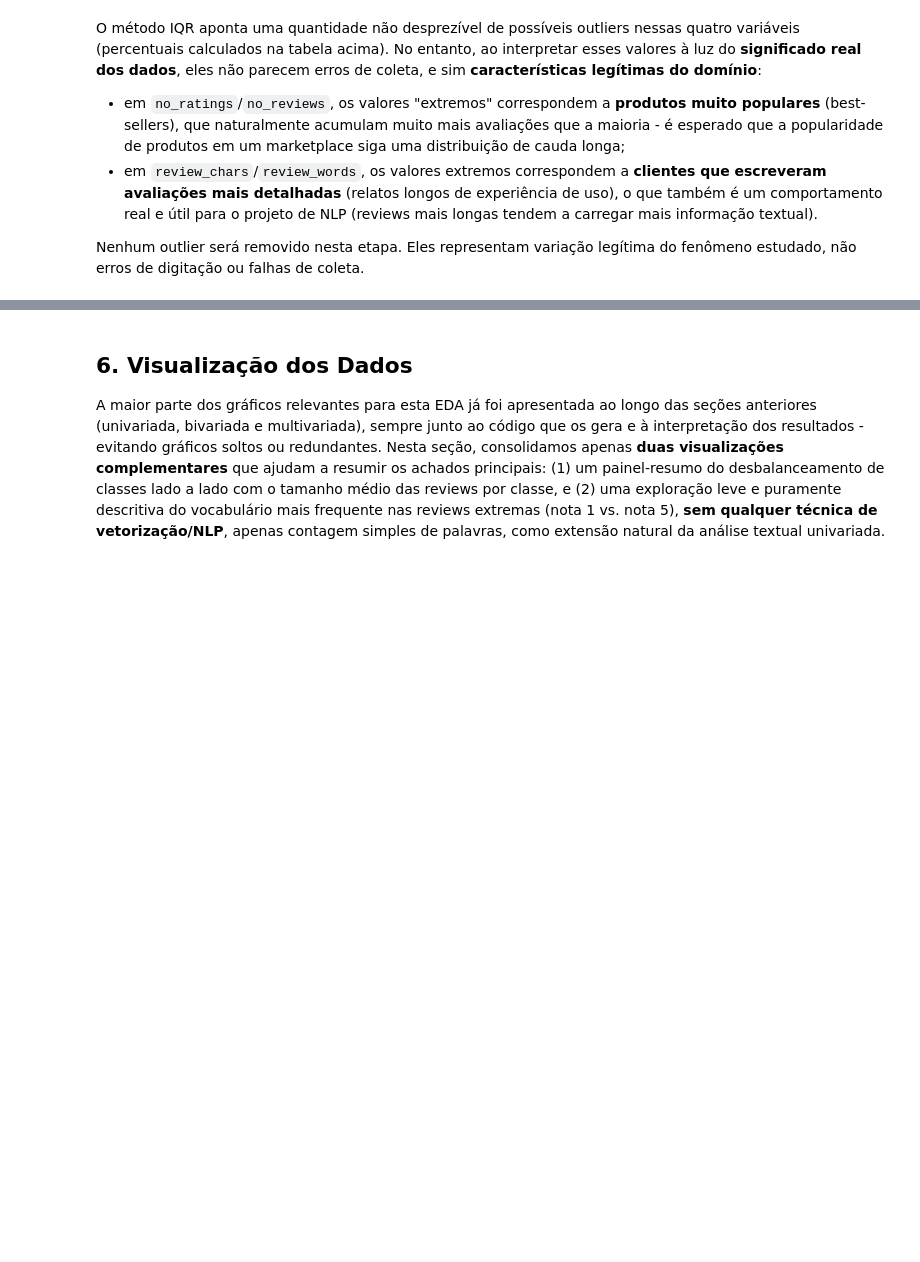
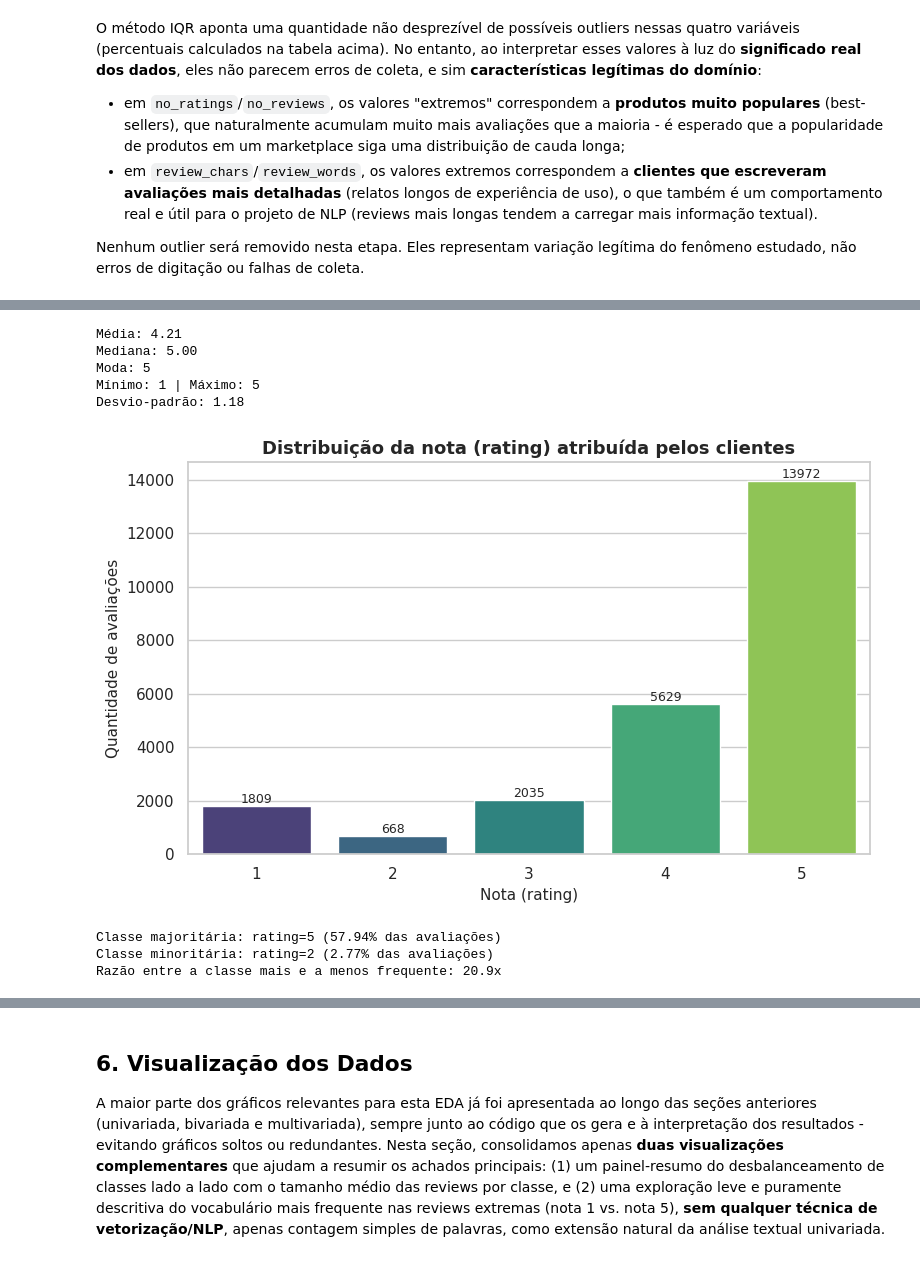
Before and after one commit to Saikonfate/TDE1-IA, a Jupyter notebook: EDA_Análise_de_Revisões_de_Compras.ipynb, the cells around one changed output, grey strips where cells are left out. Drawn from its saved outputs; the diff is of its cells as text; code cells hidden in the pictures; blank space fills up the shorter version.

```diff
--- a/EDA_Análise_de_Revisões_de_Compras.ipynb
+++ b/EDA_Análise_de_Revisões_de_Compras.ipynb
@@ -672,0 +691,47 @@ fenômeno estudado, não erros de digitação ou falhas de coleta.
+# %%
+media_rating = df["rating"].mean()
+mediana_rating = df["rating"].median()
+moda_rating = df["rating"].mode()[0]
+min_rating = df["rating"].min()
+max_rating = df["rating"].max()
+std_rating = df["rating"].std()
+
+print(f"Média: {media_rating:.2f}")
+print(f"Mediana: {mediana_rating:.2f}")
+print(f"Moda: {moda_rating}")
+print(f"Mínimo: {min_rating} | Máximo: {max_rating}")
+print(f"Desvio-padrão: {std_rating:.2f}")
+# %% [output]
+Média: 4.21
+Mediana: 5.00
+Moda: 5
+Mínimo: 1 | Máximo: 5
+Desvio-padrão: 1.18
+# %%
+fig, ax = plt.subplots(figsize=(8, 5))
+ordem = sorted(df["rating"].unique())
+sns.countplot(x="rating", data=df, order=ordem, ax=ax, palette="viridis")
+ax.set_title("Distribuição da nota (rating) atribuída pelos clientes")
+ax.set_xlabel("Nota (rating)")
+ax.set_ylabel("Quantidade de avaliações")
+for p in ax.patches:
+    ax.annotate(f"{int(p.get_height())}", (p.get_x() + p.get_width() / 2, p.get_height()),
+                ha="center", va="bottom", fontsize=9)
+plt.tight_layout()
+plt.show()
+# %% [output]
+[figure, added]
+# %%
+pct_classe_majoritaria = freq_rel.max()
+classe_majoritaria = freq_rel.idxmax()
+pct_classe_minoritaria = freq_rel.min()
+classe_minoritaria = freq_rel.idxmin()
+razao_desbalanceamento = round(freq_abs.max() / freq_abs.min(), 1)
+
+print(f"Classe majoritária: rating={classe_majoritaria} ({pct_classe_majoritaria}% das avaliações)")
+print(f"Classe minoritária: rating={classe_minoritaria} ({pct_classe_minoritaria}% das avaliações)")
+print(f"Razão entre a classe mais e a menos frequente: {razao_desbalanceamento}x")
+# %% [output]
+Classe majoritária: rating=5 (57.94% das avaliações)
+Classe minoritária: rating=2 (2.77% das avaliações)
+Razão entre a classe mais e a menos frequente: 20.9x
```
Also changed, not shown: parts of 16 cells of this notebook.
